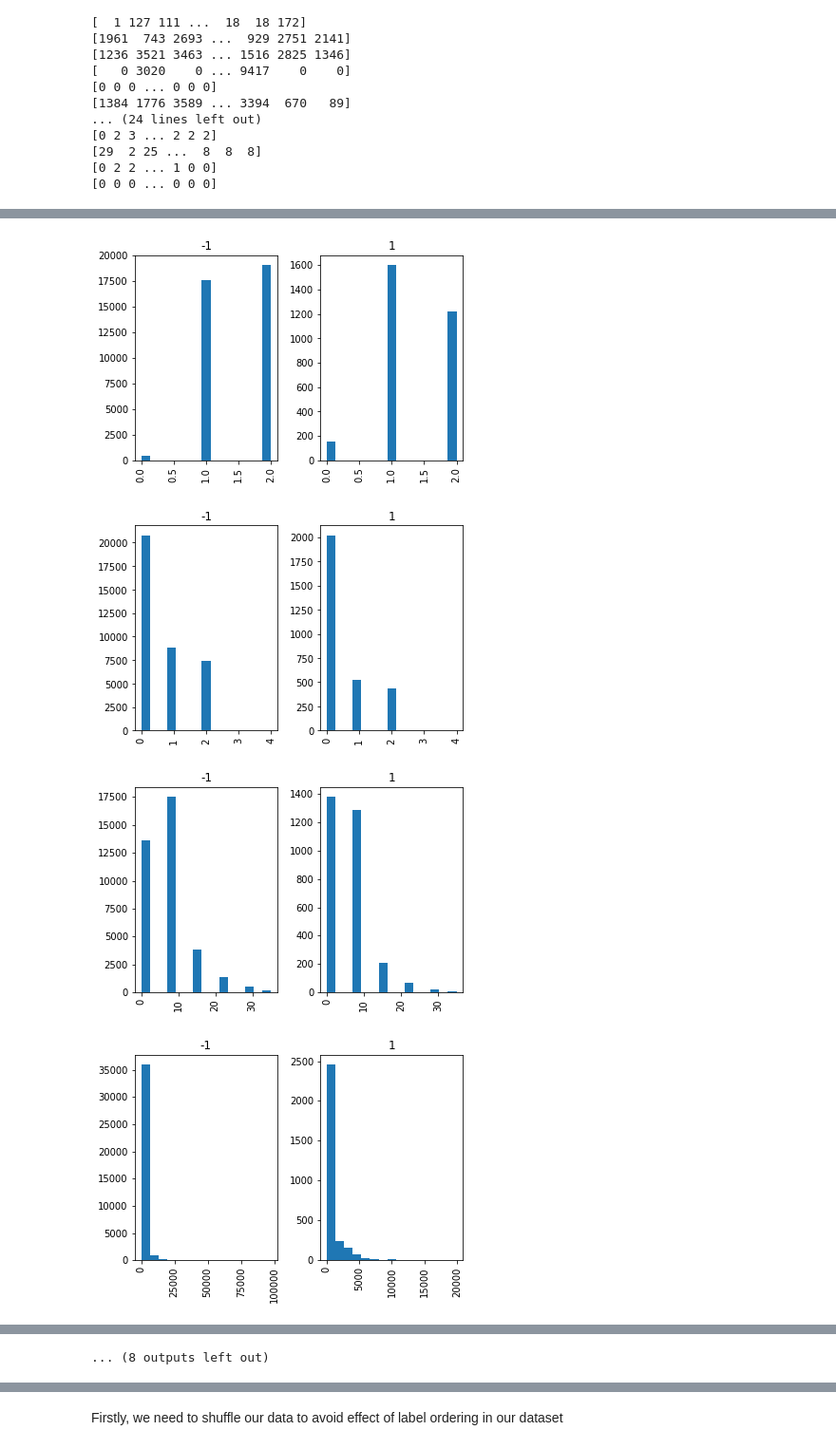
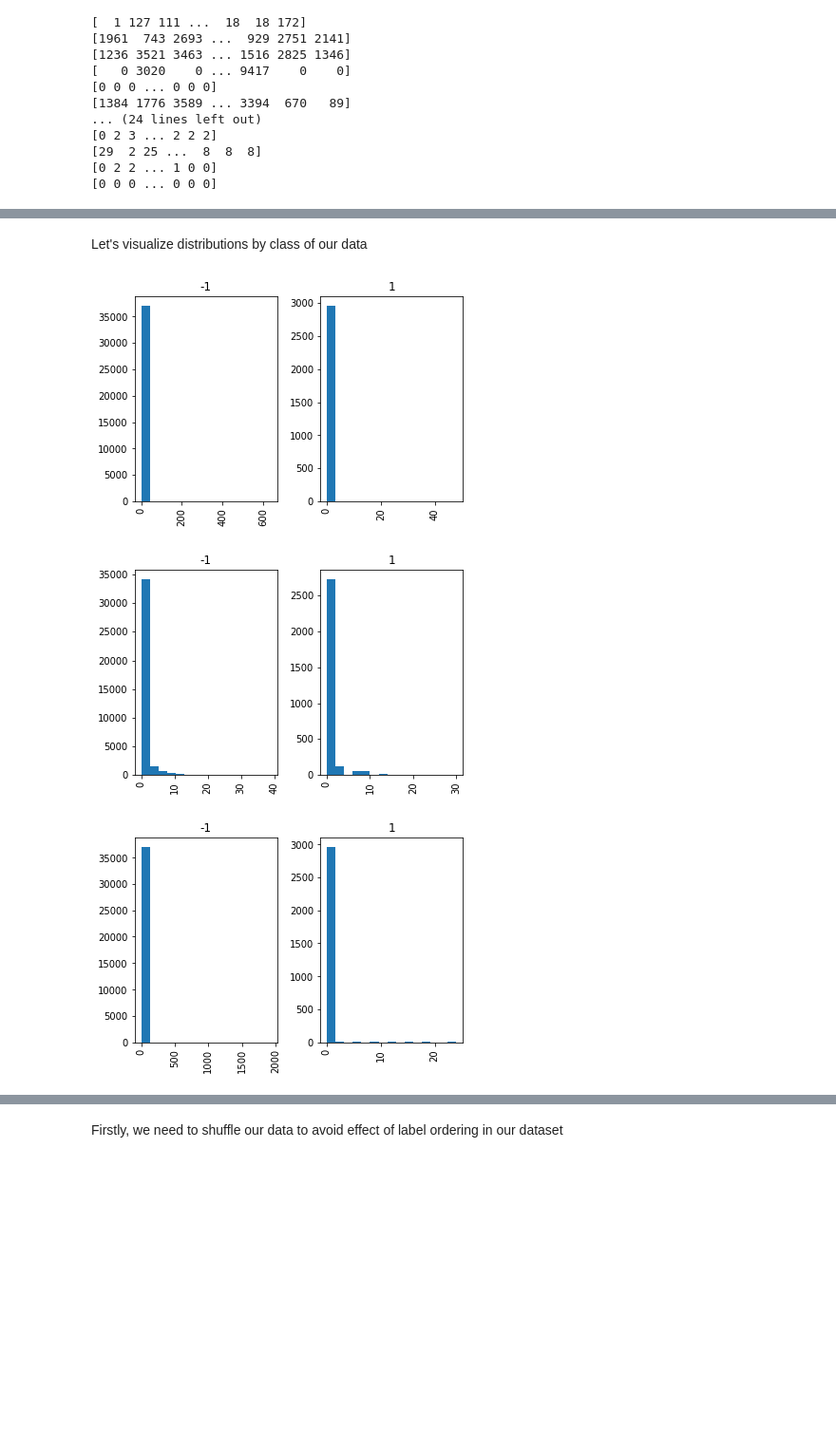
Before and after one commit to Aloriosa/Churn_prediction, a Jupyter notebook: Final project.ipynb, the cells around one changed output, grey strips where cells are left out. Shown at 95% size. Cells and saved outputs as stored; diff of their text form; code cells hidden in the pictures; blank space fills up the shorter version.

```diff
--- a/Final project.ipynb
+++ b/Final project.ipynb
@@ -140,3 +110,0 @@ data_top_corr = pd.DataFrame(data_full['Var207'])
-# %%
-for i in corr.keys()[1:]:
-    data_top_corr[str(i)] = data_full[str(i)]
@@ -157,10 +111,10 @@ Minimum correlation
+# %% [markdown]
+Let's visualize distributions by class of our data
 # %%
-data_min_corr = pd.DataFrame(data_full['Var218'])
-for i in min_corr.keys():
+for i in data_full.sample(n=3, axis=1).columns:
     data_full[str(i)].hist(by=data_full['target'], bins=15)
     plt.show()
 # %% [output]
-[figure, old version]
+[figure, new version]
-[figure, old version]
+[figure, new version]
-[figure, old version]
+[figure, new version]
-[figure, removed]
@@ -175 +120,0 @@ for i in min_corr.keys():
-... (8 outputs left out)
```
Also changed, not shown: parts of 52 cells of this notebook.
